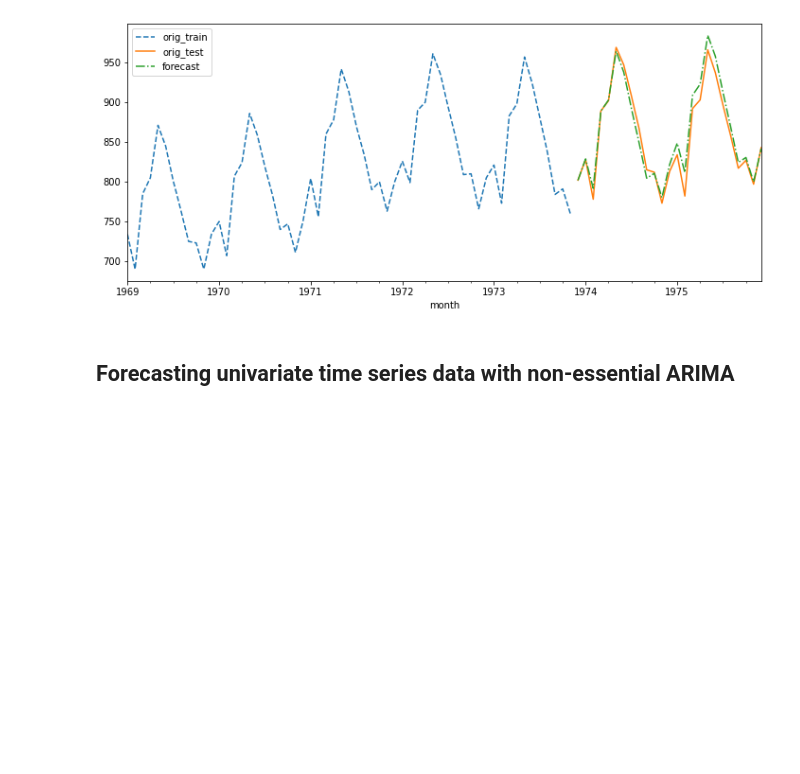
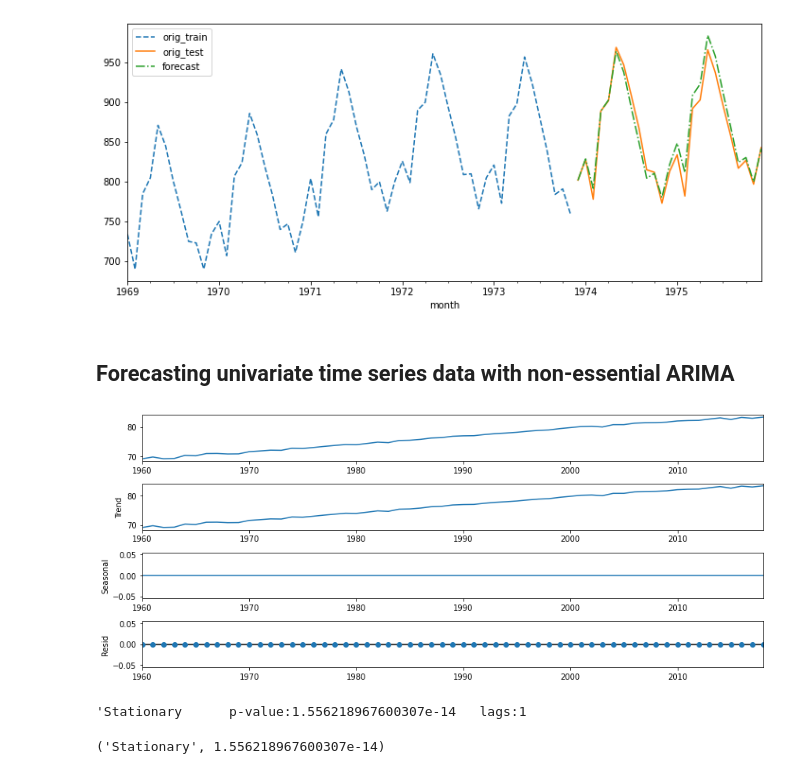
Before and after one commit to LaurbergMJ/TimeSeriesAnalysisWithPythonCookbook, a Jupyter notebook: Ch10.ipynb, the cells around one changed output. Drawn from its saved outputs; the diff is of its cells as text; code cells hidden in the pictures; blank space fills up the shorter version.

```diff
--- a/Ch10.ipynb
+++ b/Ch10.ipynb
@@ -360,0 +364,14 @@ plot_forecast(milk_model, '1969', milk_train, milk_test)
+# %%
+# Perform decomposition
+decomposed = seasonal_decompose(life)
+decomposed.plot()
+plt.show()
+# %% [output]
+[figure, added]
+# %%
+# First, detrend the data. Perform a first-order differencing and then test for stationarity
+life_df1 = life.diff().dropna()
+check_stationarity(life_df1)
+# %% [output]
+'Stationary      p-value:1.556218967600307e-14   lags:1
+('Stationary', 1.556218967600307e-14)
```
Also changed, not shown: parts of 44 cells of this notebook.
